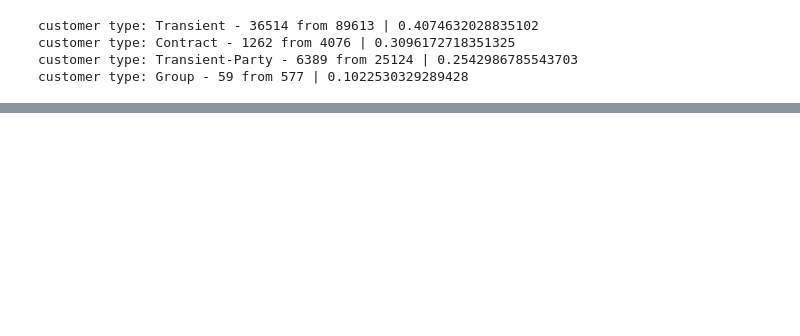
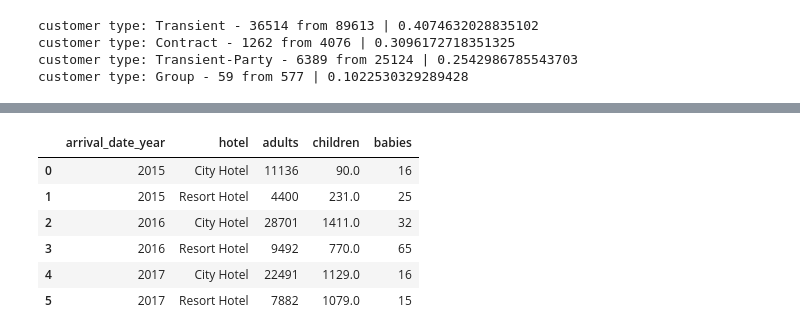
Before and after one commit to Cunillet/hotel_booking, a Jupyter notebook: explore_data.ipynb, the cells around one changed output, grey strips where cells are left out. Saved outputs shown, nothing was run; the diff lists cells and outputs as text; code cells hidden in the pictures; blank space fills up the shorter version.

```diff
--- a/explore_data.ipynb
+++ b/explore_data.ipynb
@@ -92,0 +144,10 @@ As we can see, most of cancels come from transient customers.
+# %%
+cancels_year
+# %% [output]
+|  | arrival_date_year | hotel | adults | children | babies |
+| 0 | 2015 | City Hotel | 11136 | 90.0 | 16 |
+| 1 | 2015 | Resort Hotel | 4400 | 231.0 | 25 |
+| 2 | 2016 | City Hotel | 28701 | 1411.0 | 32 |
+| 3 | 2016 | Resort Hotel | 9492 | 770.0 | 65 |
+| 4 | 2017 | City Hotel | 22491 | 1129.0 | 16 |
+| 5 | 2017 | Resort Hotel | 7882 | 1079.0 | 15 |
```
Also changed, not shown: parts of 14 cells of this notebook.
